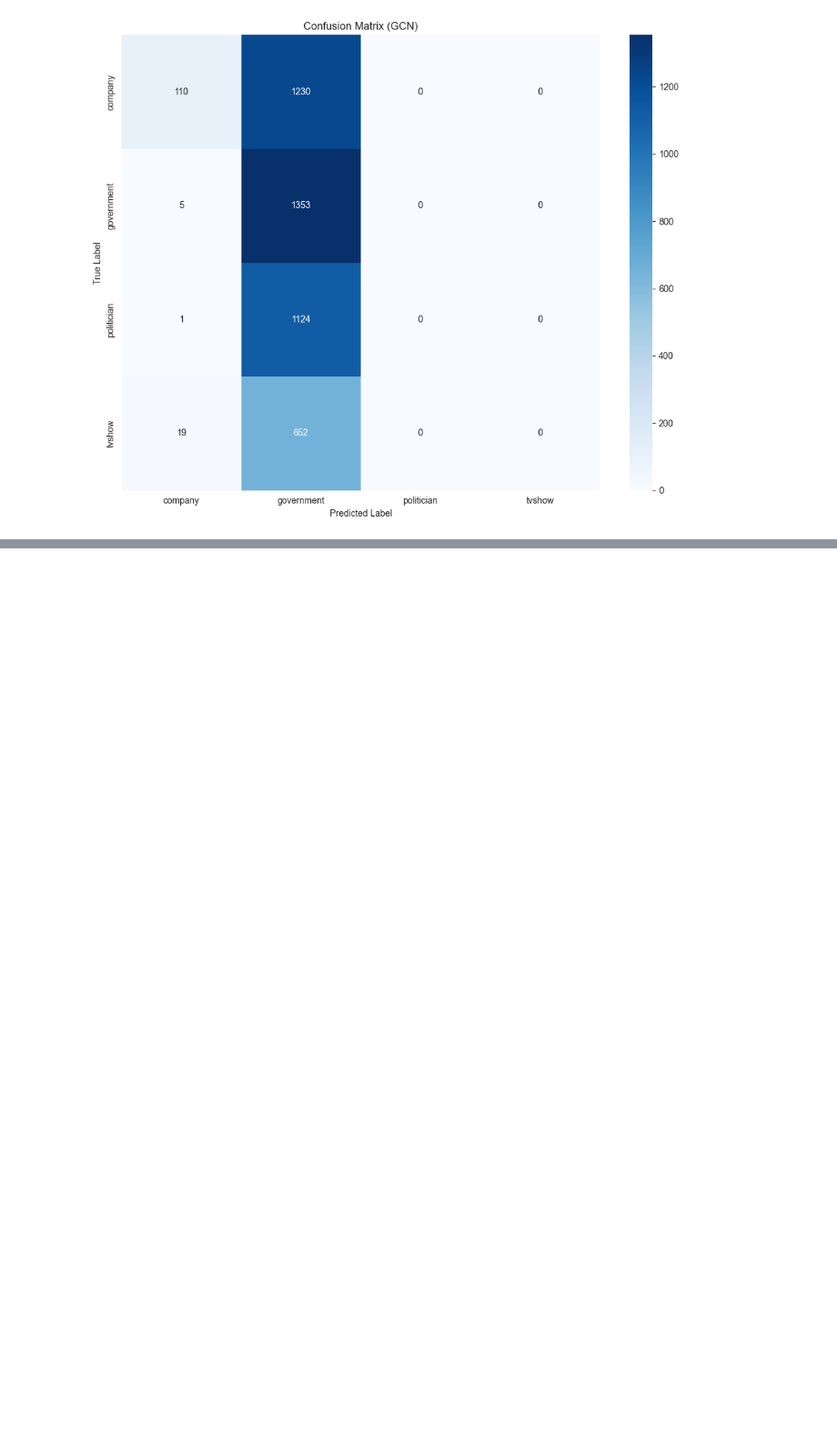
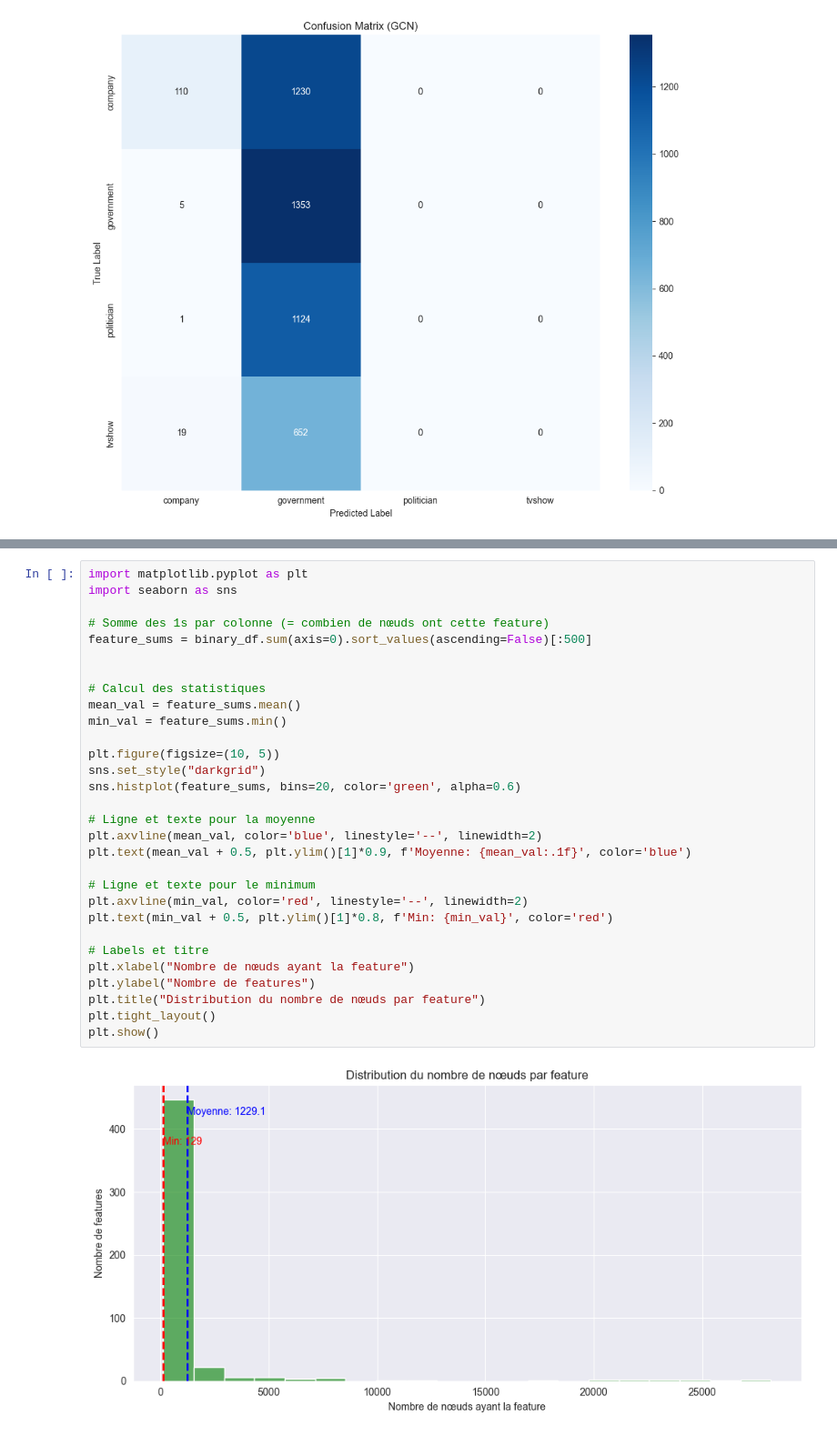
Before and after one commit to horndeer/GRAPH-project-2025, a Jupyter notebook: LeBolloch_Amiaud_Jacquemin-1_facebook.ipynb, the cells around one changed output, grey strips where cells are left out. Shown at 91% size. Saved outputs shown, nothing was run; the diff lists cells and outputs as text; blank space fills up the shorter version.

```diff
--- a/LeBolloch_Amiaud_Jacquemin-1_facebook.ipynb
+++ b/LeBolloch_Amiaud_Jacquemin-1_facebook.ipynb
@@ -842,0 +937,32 @@ weighted avg       0.34      0.33      0.19      4494
+# %%
+import matplotlib.pyplot as plt
+import seaborn as sns
+
+# Somme des 1s par colonne (= combien de nœuds ont cette feature)
+feature_sums = binary_df.sum(axis=0).sort_values(ascending=False)[:500]
+
+
+# Calcul des statistiques
+mean_val = feature_sums.mean()
+min_val = feature_sums.min()
+
+plt.figure(figsize=(10, 5))
+sns.set_style("darkgrid")
+sns.histplot(feature_sums, bins=20, color='green', alpha=0.6)
+
+# Ligne et texte pour la moyenne
+plt.axvline(mean_val, color='blue', linestyle='--', linewidth=2)
+plt.text(mean_val + 0.5, plt.ylim()[1]*0.9, f'Moyenne: {mean_val:.1f}', color='blue')
+
+# Ligne et texte pour le minimum
+plt.axvline(min_val, color='red', linestyle='--', linewidth=2)
+plt.text(min_val + 0.5, plt.ylim()[1]*0.8, f'Min: {min_val}', color='red')
+
+# Labels et titre
+plt.xlabel("Nombre de nœuds ayant la feature")
+plt.ylabel("Nombre de features")
+plt.title("Distribution du nombre de nœuds par feature")
+plt.tight_layout()
+plt.show()
+# %% [output]
+[figure, added]
```
Also changed, not shown: parts of 22 cells of this notebook.
